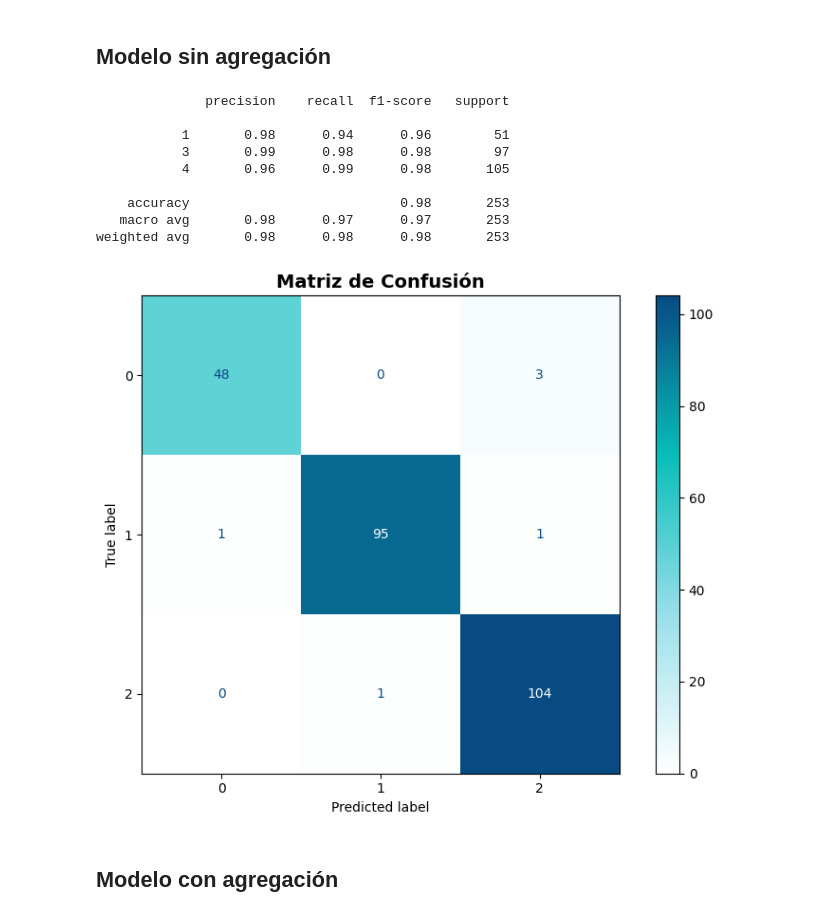
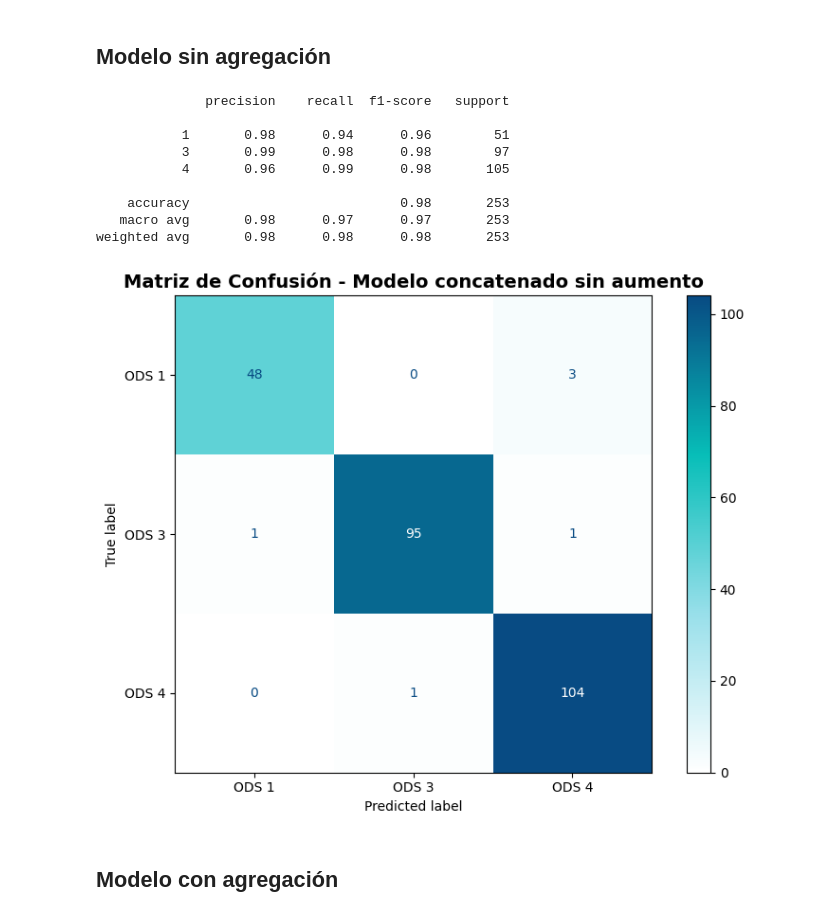
Before and after one commit to BILabsAndProjects/Proyecto1, a Jupyter notebook: etapa2_aumentacion.ipynb, the cells around one changed output. Saved outputs shown, nothing was run; the diff lists cells and outputs as text; code cells hidden in the pictures.

```diff
--- a/etapa2_aumentacion.ipynb
+++ b/etapa2_aumentacion.ipynb
@@ -681,22 +681,25 @@ y_test_comparacion = df_test["labels"]
 # %%
 X_test_tokenized_no_aug = tokenizer_concat.transform(X_test_comparacion)
 X_test_vec_no_aug = vectorizer_real.transform(X_test_tokenized_no_aug)
 y_test_pred_no_aug = model_real.predict(X_test_vec_no_aug)
 print(classification_report(y_test_comparacion,y_test_pred_no_aug))
+matriz_confusion(
+    y_true=y_test_comparacion,
+    y_pred=y_test_pred_no_aug,
+    etiquetas=["ODS 1", "ODS 3", "ODS 4"],
+    titulo="Matriz de Confusión - Modelo concatenado sin aumento"
+)
 # %% [output]
               precision    recall  f1-score   support
 
            1       0.98      0.94      0.96        51
            3       0.99      0.98      0.98        97
            4       0.96      0.99      0.98       105
 
     accuracy                           0.98       253
    macro avg       0.98      0.97      0.97       253
 weighted avg       0.98      0.98      0.98       253
+[figure, added]
-# %%
-matriz_confusion(y_test_comparacion,y_test_pred_no_aug)
-# %% [output]
-[figure, removed]
 # %% [markdown]
 ## Modelo con agregación
 # %%
```
Also changed, not shown: parts of 1 cell of this notebook.
